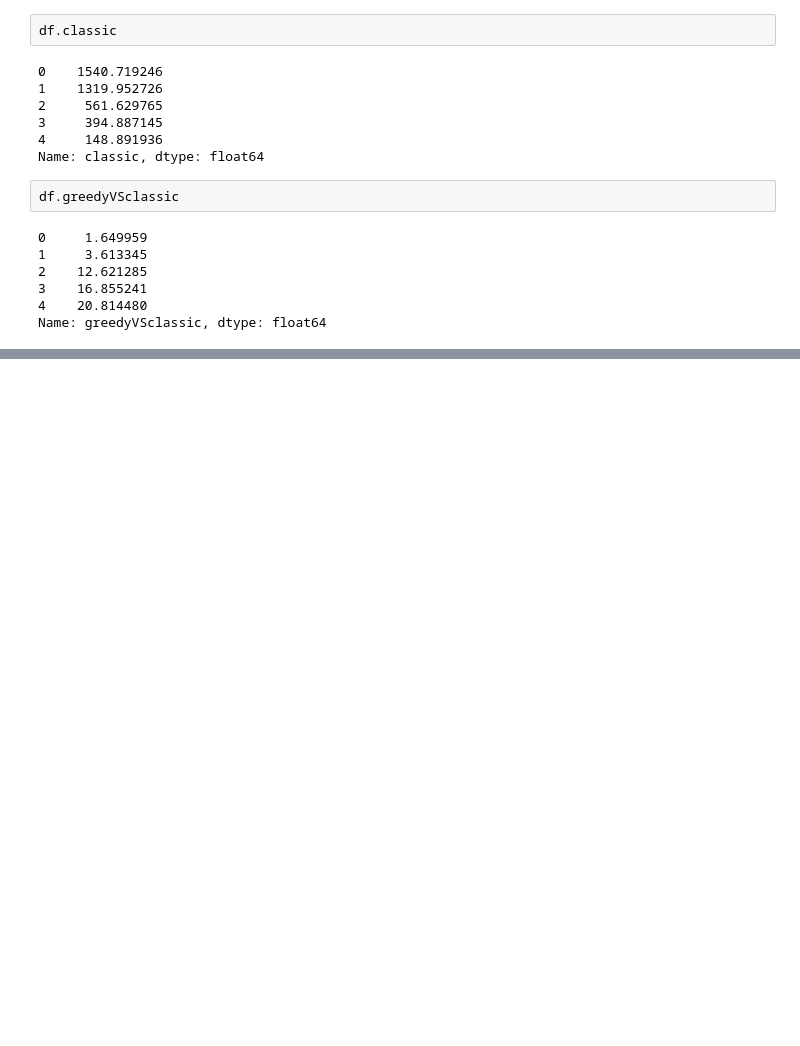
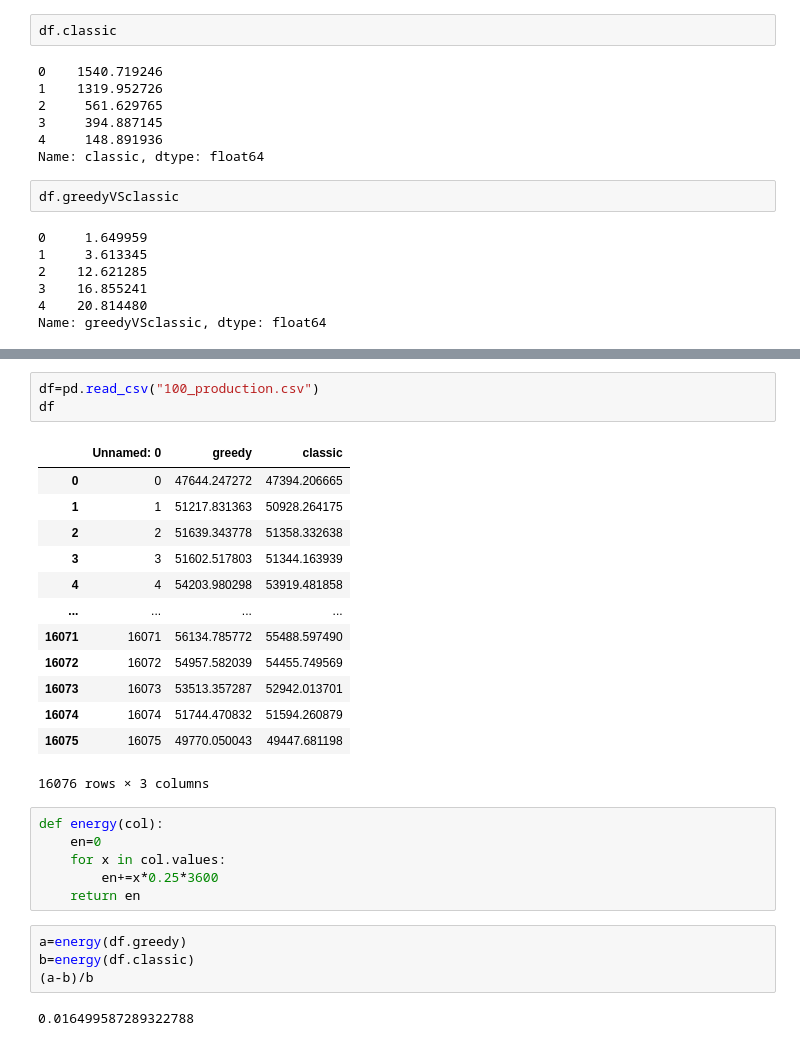
Before and after one commit to OrlandoMatteo/panelplacement, a Jupyter notebook: results_for_paper.ipynb, the cells around one changed output, grey strips where cells are left out. Cells and saved outputs as stored; diff of their text form; blank space fills up the shorter version.

```diff
--- a/results_for_paper.ipynb
+++ b/results_for_paper.ipynb
@@ -268,3 +277,32 @@ fig.update_layout(height=1000, width=600)
 fig.show()
 # %% [output]
 [interactive output not drawn]
+# %%
+df=pd.read_csv("100_production.csv")
+df
+# %% [output]
+|  | Unnamed: 0 | greedy | classic |
+| 0 | 0 | 47644.247272 | 47394.206665 |
+| 1 | 1 | 51217.831363 | 50928.264175 |
+| 2 | 2 | 51639.343778 | 51358.332638 |
+| 3 | 3 | 51602.517803 | 51344.163939 |
+| 4 | 4 | 54203.980298 | 53919.481858 |
+| ... | ... | ... | ... |
+| 16071 | 16071 | 56134.785772 | 55488.597490 |
+| 16072 | 16072 | 54957.582039 | 54455.749569 |
+| 16073 | 16073 | 53513.357287 | 52942.013701 |
+| 16074 | 16074 | 51744.470832 | 51594.260879 |
+| 16075 | 16075 | 49770.050043 | 49447.681198 |
+16076 rows × 3 columns
+# %%
+def energy(col):
+    en=0
+    for x in col.values:
+        en+=x*0.25*3600
+    return en
+# %%
+a=energy(df.greedy)
+b=energy(df.classic)
+(a-b)/b
+# %% [output]
+0.016499587289322788
```
Also changed, not shown: parts of 2 cells of this notebook, 2 other files.
